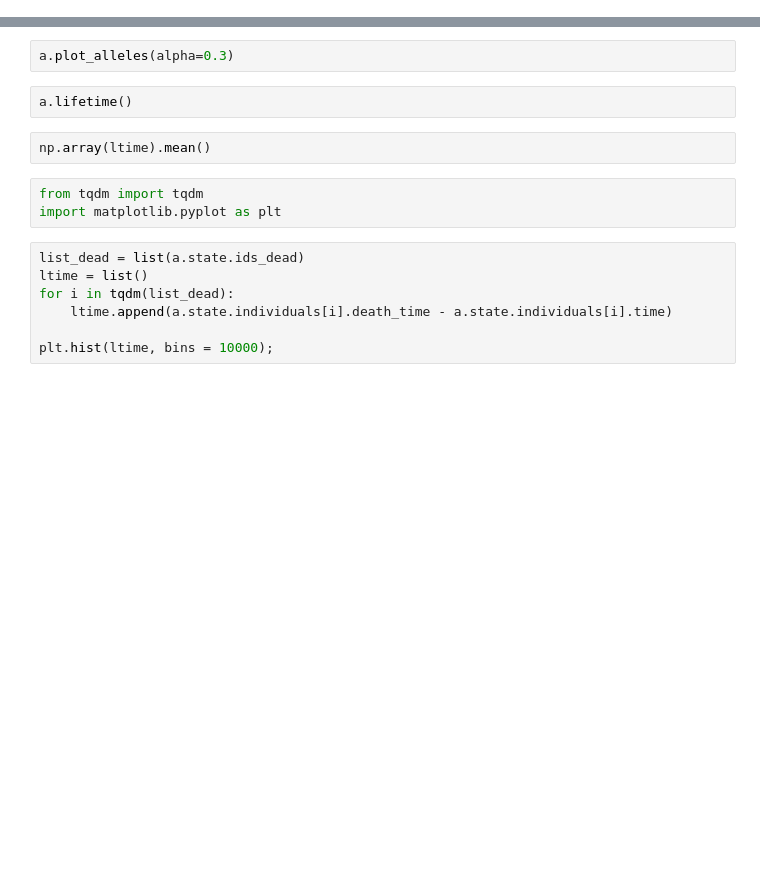
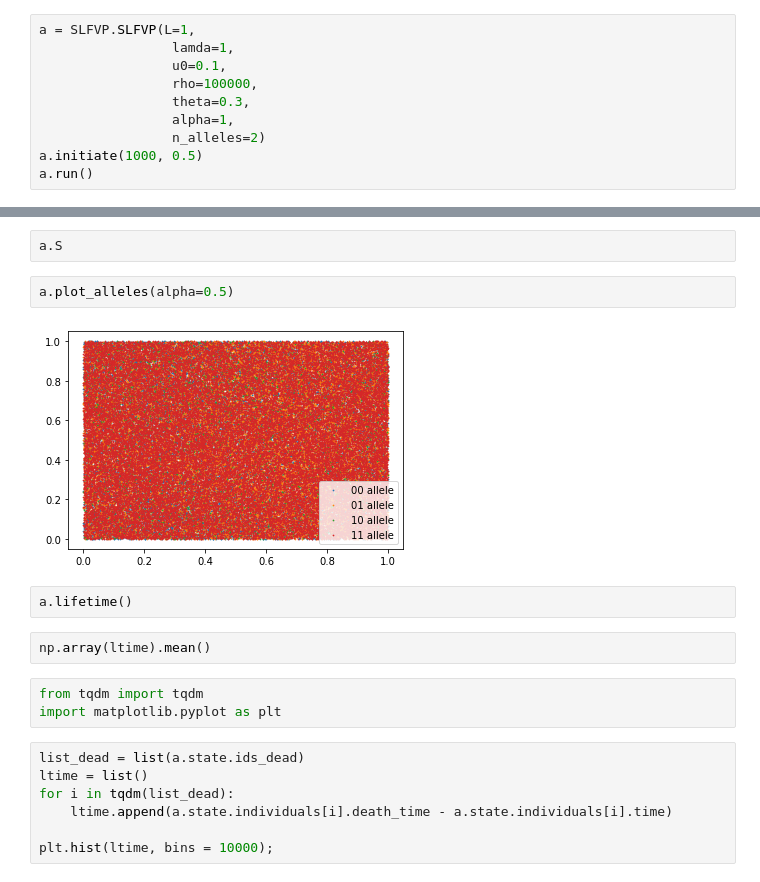
Before and after one commit to Genomics-HSE/slfvp, a Jupyter notebook: Untitled.ipynb, the cells around one changed output, grey strips where cells are left out. Drawn from its saved outputs; the diff is of its cells as text; blank space fills up the shorter version.

```diff
--- a/Untitled.ipynb
+++ b/Untitled.ipynb
@@ -42 +36,11 @@ a.initiate(1000, 0.5)
 a.run()
+# %%
+a = SLFVP.SLFVP(L=1,
+                 lamda=1,
+                 u0=0.1,
+                 rho=100000,
+                 theta=0.3,
+                 alpha=1,
+                 n_alleles=2)
+a.initiate(1000, 0.5)
+a.run()
@@ -43,5 +67,9 @@ a.run()
+# %%
+a.S
 # %%
-a.plot_alleles(alpha=0.3)
+a.plot_alleles(alpha=0.5)
+# %% [output]
+[figure, added]
 # %%
 a.lifetime()
 # %%
```
Also changed, not shown: parts of 7 cells of this notebook, 21 other files.
